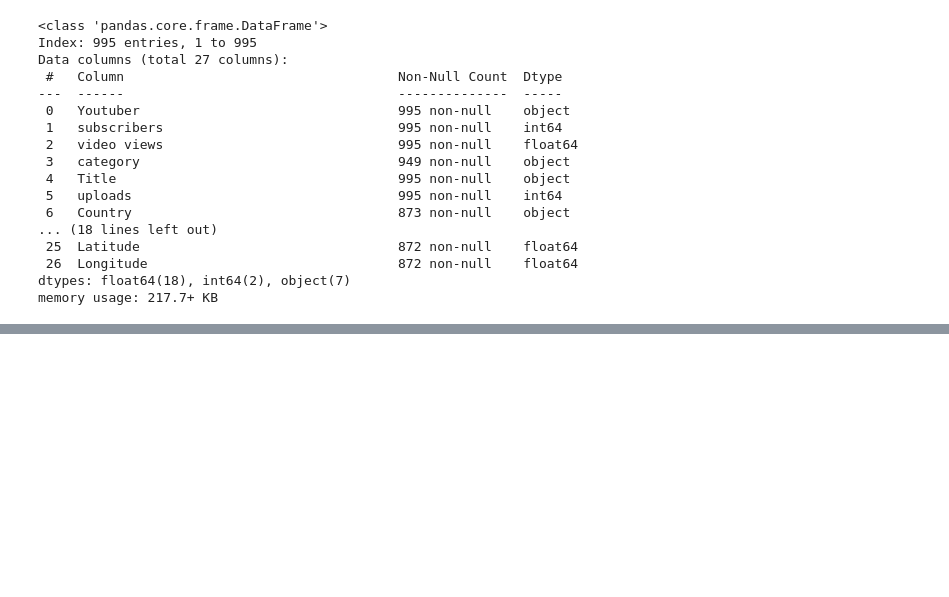
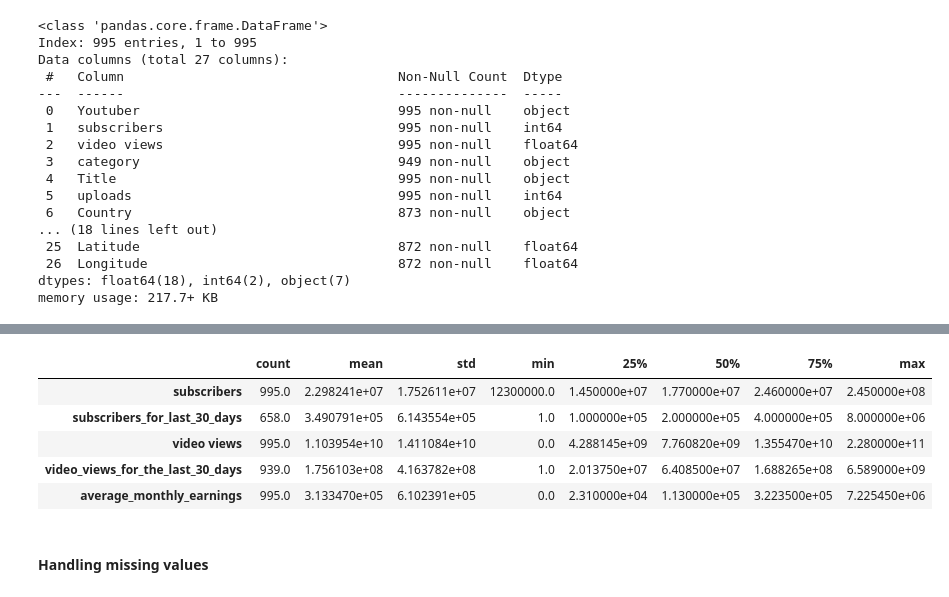
Before and after one commit to King-georges/You-Tube-Stats-Analysis, a Jupyter notebook: Project_notebook.ipynb, the cells around one changed output, grey strips where cells are left out. Cells and saved outputs as stored; diff of their text form; code cells hidden in the pictures; blank space fills up the shorter version.

```diff
--- a/Project_notebook.ipynb
+++ b/Project_notebook.ipynb
@@ -158,0 +304,11 @@ memory usage: 217.7+ KB
+# %%
+df.describe().T
+# %% [output]
+|  | count | mean | std | min | 25% | 50% | 75% | max |
+| subscribers | 995.0 | 2.298241e+07 | 1.752611e+07 | 12300000.0 | 1.450000e+07 | 1.770000e+07 | 2.460000e+07 | 2.450000e+08 |
+| subscribers_for_last_30_days | 658.0 | 3.490791e+05 | 6.143554e+05 | 1.0 | 1.000000e+05 | 2.000000e+05 | 4.000000e+05 | 8.000000e+06 |
+| video views | 995.0 | 1.103954e+10 | 1.411084e+10 | 0.0 | 4.288145e+09 | 7.760820e+09 | 1.355470e+10 | 2.280000e+11 |
+| video_views_for_the_last_30_days | 939.0 | 1.756103e+08 | 4.163782e+08 | 1.0 | 2.013750e+07 | 6.408500e+07 | 1.688265e+08 | 6.589000e+09 |
+| average_monthly_earnings | 995.0 | 3.133470e+05 | 6.102391e+05 | 0.0 | 2.310000e+04 | 1.130000e+05 | 3.223500e+05 | 7.225450e+06 |
+# %% [markdown]
+#### Handling missing values
```
Also changed, not shown: parts of 18 cells of this notebook.
